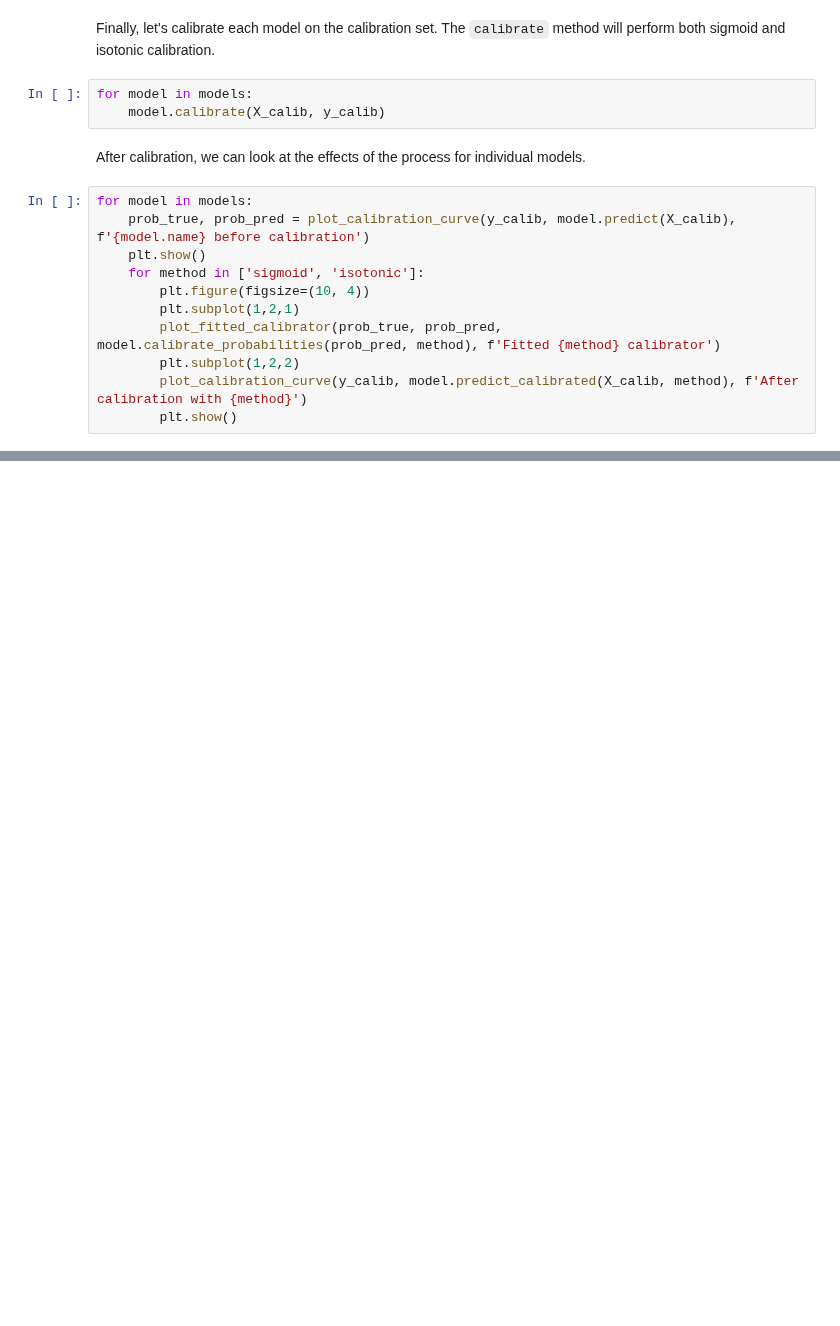
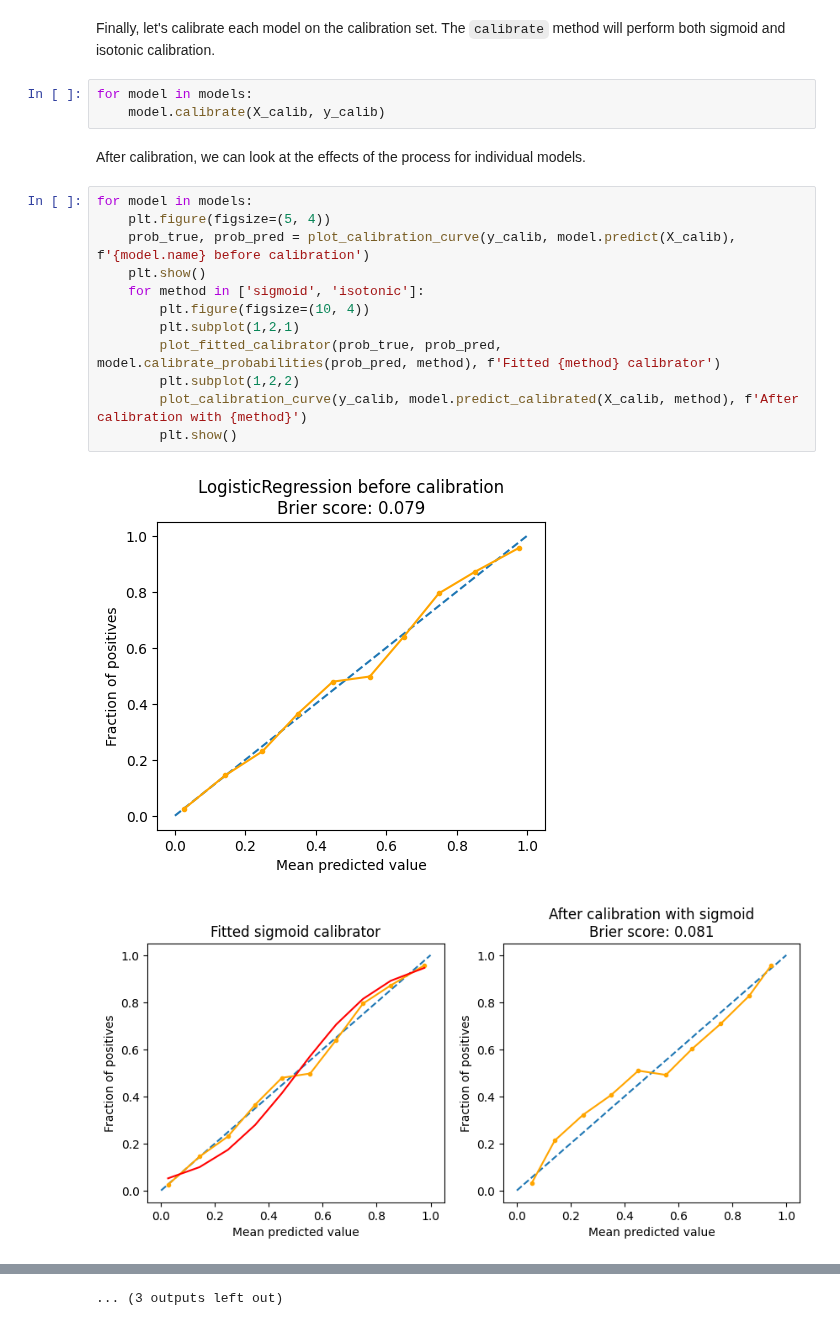
Before and after one commit to wblachowski/models-calibration, a Jupyter notebook: NineOrNein.ipynb, the cells around one changed output, grey strips where cells are left out. Cells and saved outputs as stored; diff of their text form; blank space fills up the shorter version.

```diff
--- a/NineOrNein.ipynb
+++ b/NineOrNein.ipynb
@@ -202,12 +185,16 @@ for model in models:
 After calibration, we can look at the effects of the process for individual models.
 # %%
 for model in models:
+    plt.figure(figsize=(5, 4))
     prob_true, prob_pred = plot_calibration_curve(y_calib, model.predict(X_calib), f'{model.name} before calibration')
     plt.show()
     for method in ['sigmoid', 'isotonic']:
         plt.figure(figsize=(10, 4))
         plt.subplot(1,2,1)
         plot_fitted_calibrator(prob_true, prob_pred, model.calibrate_probabilities(prob_pred, method), f'Fitted {method} calibrator')
         plt.subplot(1,2,2)
         plot_calibration_curve(y_calib, model.predict_calibrated(X_calib, method), f'After calibration with {method}')
         plt.show()
+# %% [output]
+[figure, added]
+[figure, added]
@@ -213,0 +211 @@ for model in models:
+... (3 outputs left out)
```
Also changed, not shown: parts of 7 cells of this notebook.
